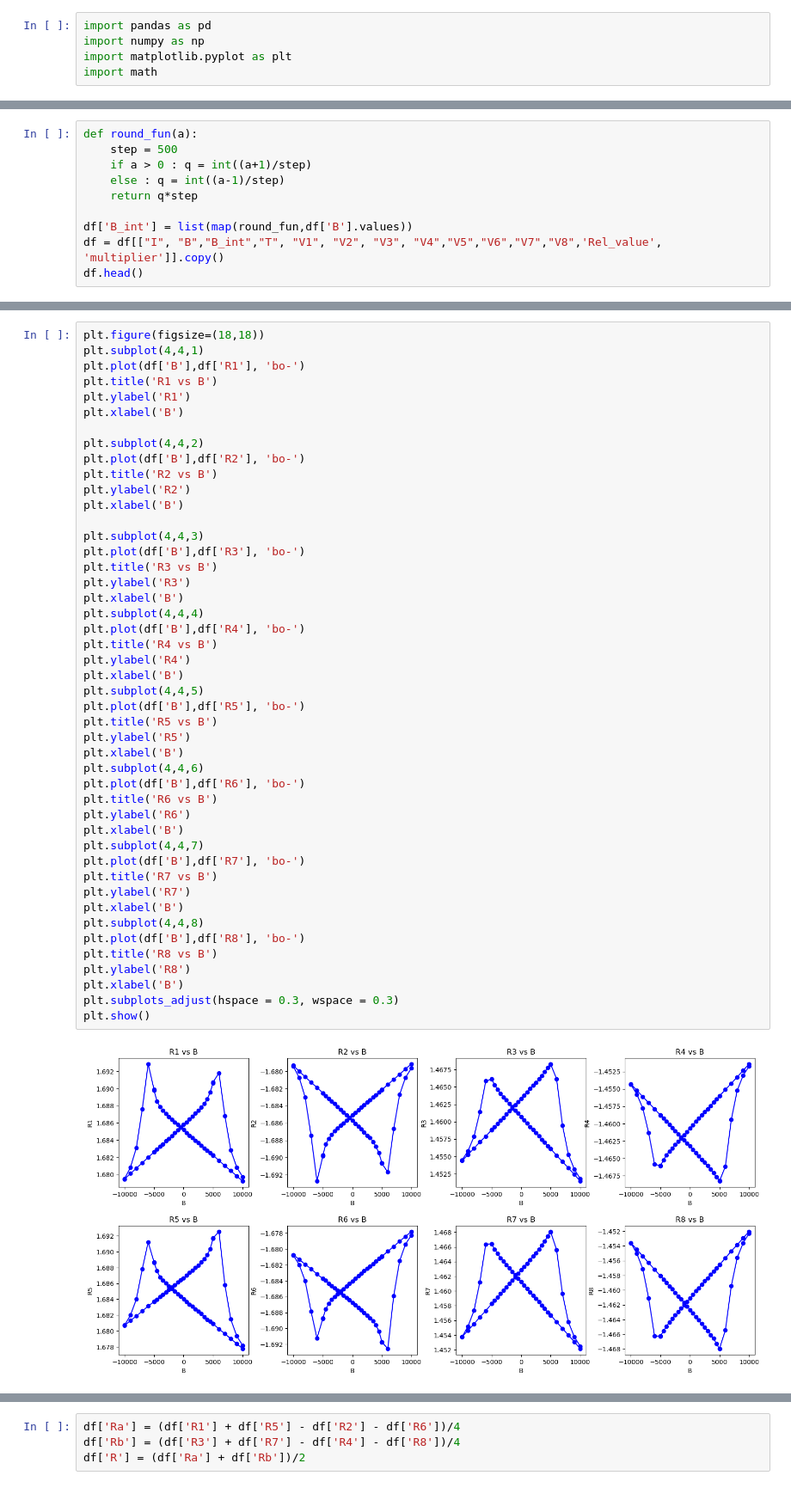
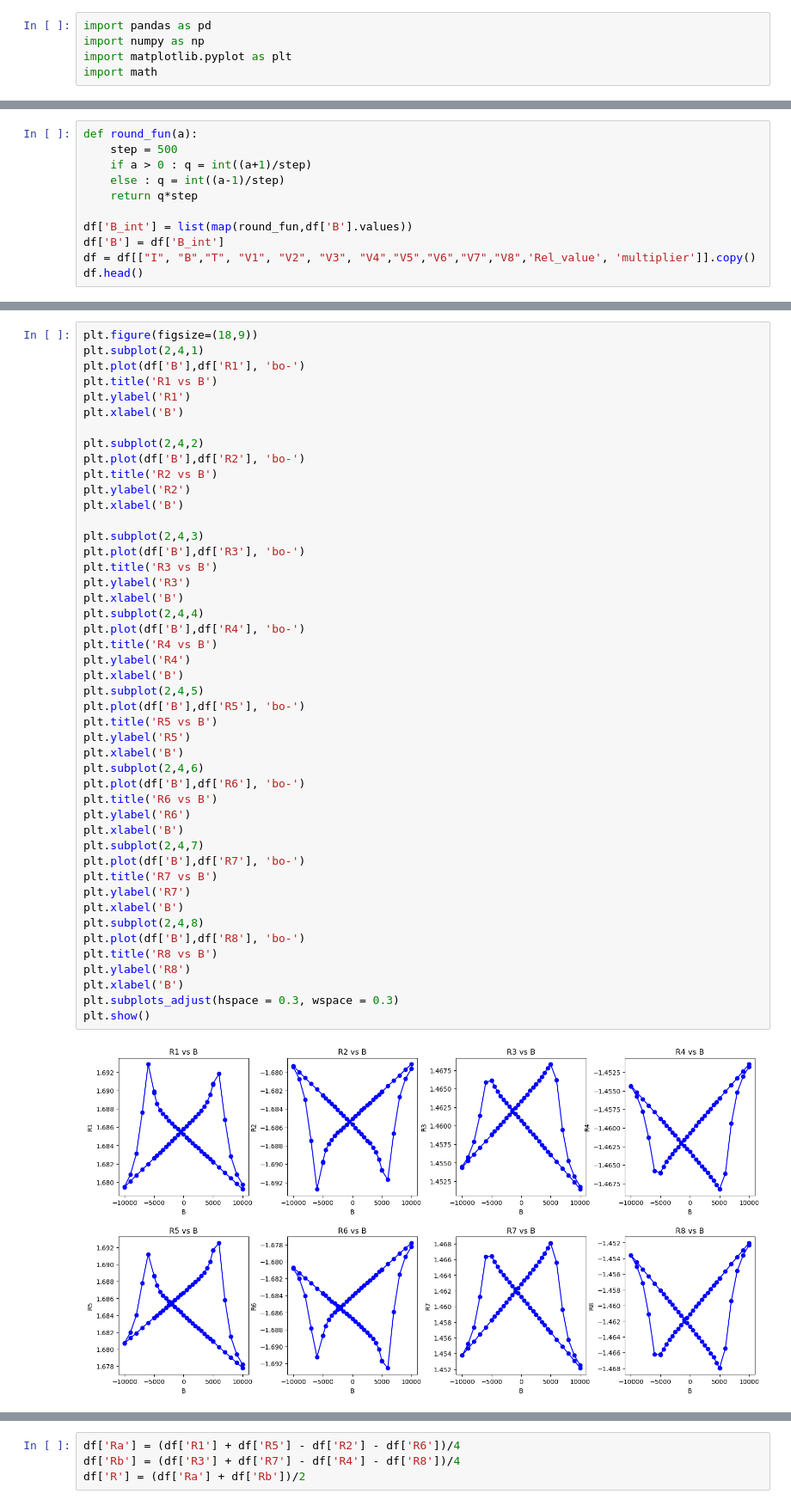
Before and after one commit to luckyIITR/PPMS, a Jupyter notebook: Plots/A304_SRO_NGO/MR/A304_MR_10K.ipynb, the cells around one changed output, grey strips where cells are left out. Shown at 86% size. Drawn from its saved outputs; the diff is of its cells as text.

```diff
--- a/Plots/A304_SRO_NGO/MR/A304_MR_10K.ipynb
+++ b/Plots/A304_SRO_NGO/MR/A304_MR_10K.ipynb
@@ -22,6 +23,7 @@ def round_fun(a):
     return q*step
 
 df['B_int'] = list(map(round_fun,df['B'].values))
-df = df[["I", "B","B_int","T", "V1", "V2", "V3", "V4","V5","V6","V7","V8",'Rel_value', 'multiplier']].copy()
+df['B'] = df['B_int']
+df = df[["I", "B","T", "V1", "V2", "V3", "V4","V5","V6","V7","V8",'Rel_value', 'multiplier']].copy()
 df.head()
 # %% [output]
@@ -42,50 +43,50 @@ df['R6'] = df['V6']/(df['multiplier']*df['I'])
 df['R7'] = df['V7']/(df['multiplier']*df['I'])
 df['R8'] = df['V8']/(df['multiplier']*df['I'])
 # %%
-plt.figure(figsize=(18,18))
-plt.subplot(4,4,1)
+plt.figure(figsize=(18,9))
+plt.subplot(2,4,1)
 plt.plot(df['B'],df['R1'], 'bo-')
 plt.title('R1 vs B')
 plt.ylabel('R1')
 plt.xlabel('B')
 
-plt.subplot(4,4,2)
+plt.subplot(2,4,2)
 plt.plot(df['B'],df['R2'], 'bo-')
 plt.title('R2 vs B')
 plt.ylabel('R2')
 plt.xlabel('B')
 
-plt.subplot(4,4,3)
+plt.subplot(2,4,3)
 plt.plot(df['B'],df['R3'], 'bo-')
 plt.title('R3 vs B')
 plt.ylabel('R3')
 plt.xlabel('B')
-plt.subplot(4,4,4)
+plt.subplot(2,4,4)
 plt.plot(df['B'],df['R4'], 'bo-')
 plt.title('R4 vs B')
 plt.ylabel('R4')
 plt.xlabel('B')
-plt.subplot(4,4,5)
+plt.subplot(2,4,5)
 plt.plot(df['B'],df['R5'], 'bo-')
 plt.title('R5 vs B')
 plt.ylabel('R5')
 plt.xlabel('B')
-plt.subplot(4,4,6)
+plt.subplot(2,4,6)
 plt.plot(df['B'],df['R6'], 'bo-')
 plt.title('R6 vs B')
 plt.ylabel('R6')
 plt.xlabel('B')
-plt.subplot(4,4,7)
+plt.subplot(2,4,7)
 plt.plot(df['B'],df['R7'], 'bo-')
 plt.title('R7 vs B')
 plt.ylabel('R7')
 plt.xlabel('B')
-plt.subplot(4,4,8)
+plt.subplot(2,4,8)
 plt.plot(df['B'],df['R8'], 'bo-')
 plt.title('R8 vs B')
 plt.ylabel('R8')
 plt.xlabel('B')
 plt.subplots_adjust(hspace = 0.3, wspace = 0.3)
 plt.show()
 # %% [output]
-[figure, old version]
+[figure, new version]
```
Also changed, not shown: parts of 38 cells of this notebook, 22 other files.
